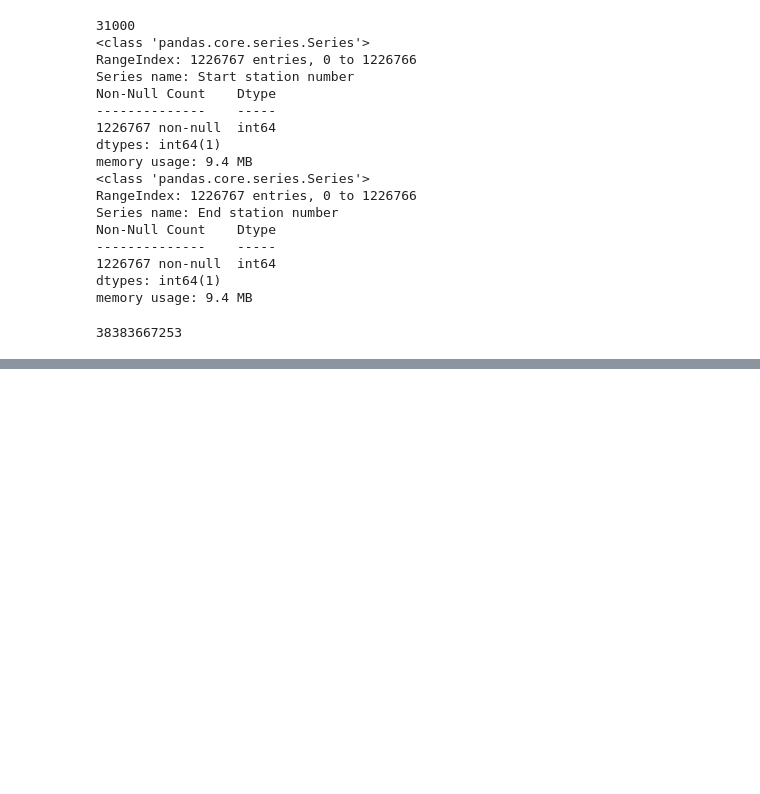
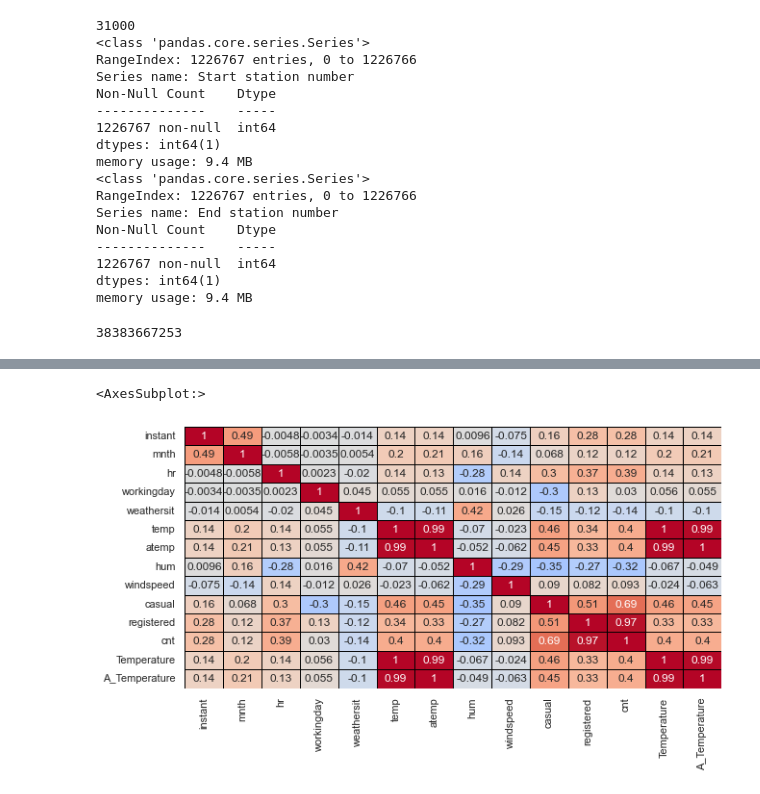
Before and after one commit to movifu1982/Bike-project, a Jupyter notebook: bike 1.ipynb, the cells around one changed output, grey strips where cells are left out. Drawn from its saved outputs; the diff is of its cells as text; code cells hidden in the pictures; blank space fills up the shorter version.

```diff
--- a/bike 1.ipynb
+++ b/bike 1.ipynb
@@ -1252,0 +1274,6 @@ memory usage: 9.4 MB
+# %%
+plt.figure(1, figsize=(10,5))
+sns.heatmap(corr_matrix, cmap='coolwarm', center=0, annot=True, cbar=False, linewidths=0.5, linecolor='black')
+# %% [output]
+<AxesSubplot:>
+[figure, added]
```
Also changed, not shown: parts of 16 cells of this notebook, 1 other file.
